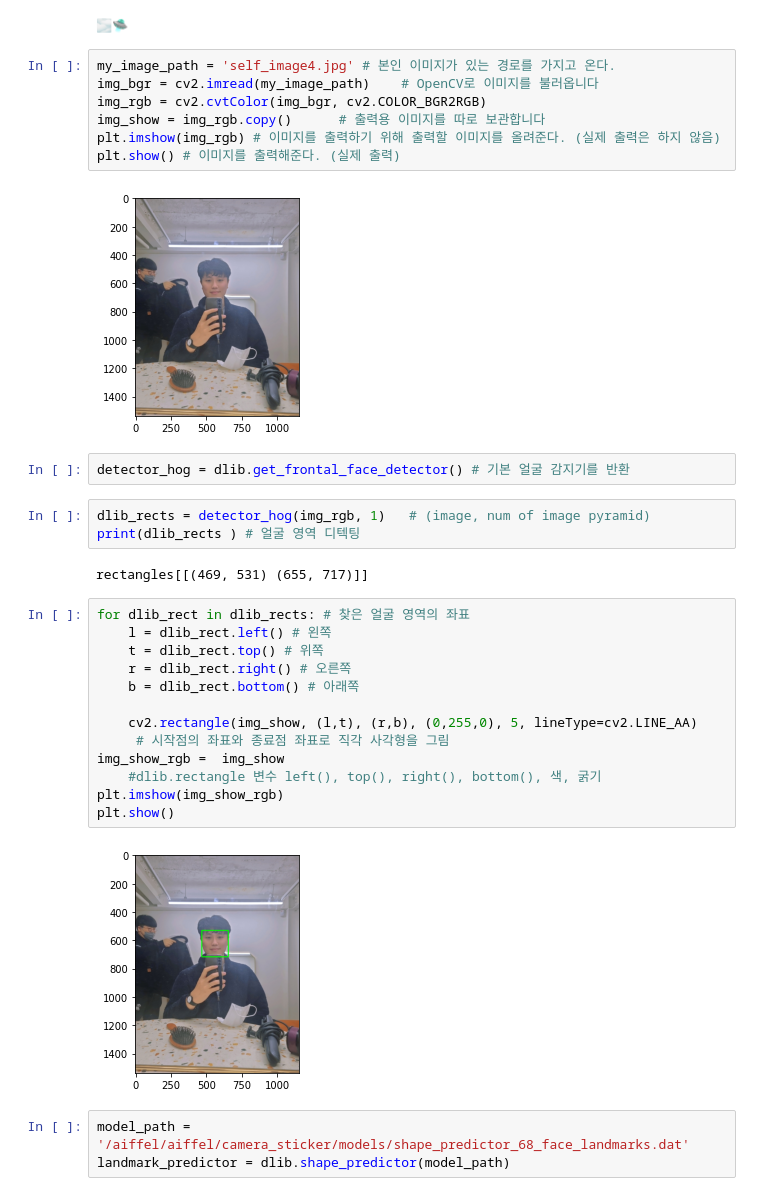
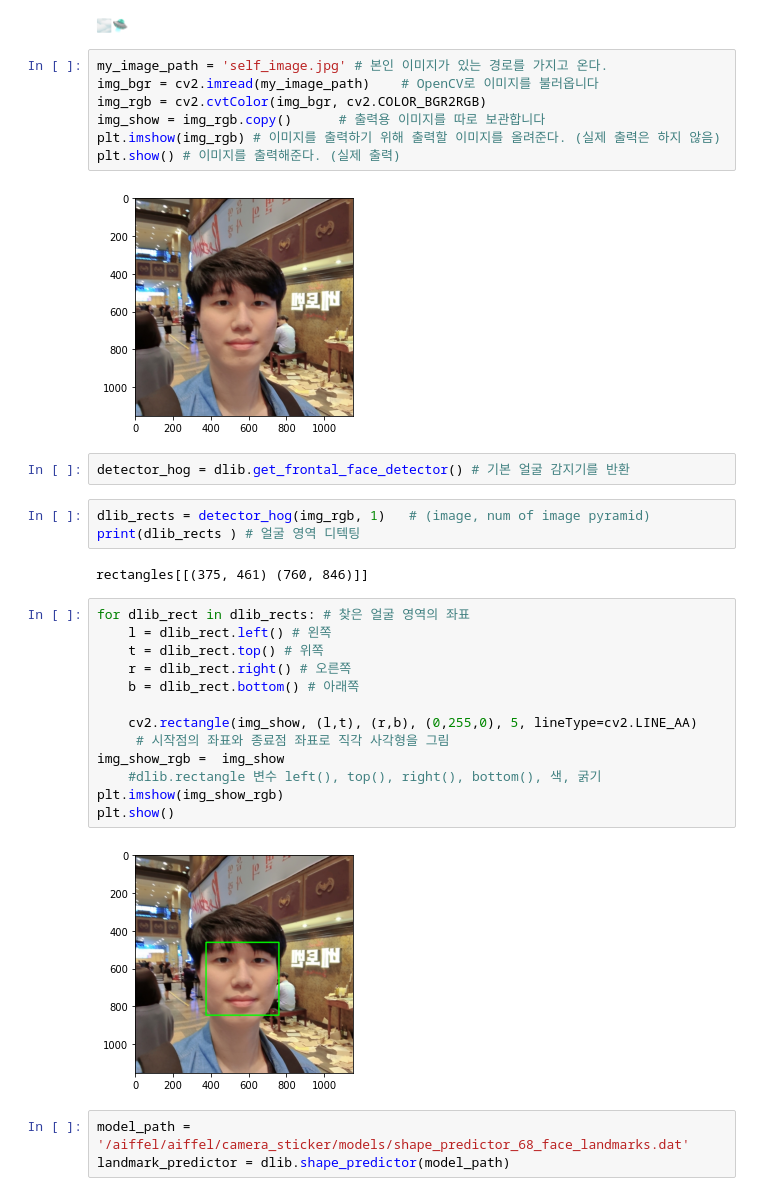
Before and after one commit to Aronia93/AiffelEX, a Jupyter notebook: ex6/ex6.ipynb, the cells around one changed output. Drawn from its saved outputs; the diff is of its cells as text.

```diff
--- a/ex6/ex6.ipynb
+++ b/ex6/ex6.ipynb
@@ -35,21 +35,21 @@ print("🌫🛸")
 # %% [output]
 🌫🛸
 # %%
-my_image_path = 'self_image4.jpg' # 본인 이미지가 있는 경로를 가지고 온다.
+my_image_path = 'self_image.jpg' # 본인 이미지가 있는 경로를 가지고 온다.
 img_bgr = cv2.imread(my_image_path)    # OpenCV로 이미지를 불러옵니다
 img_rgb = cv2.cvtColor(img_bgr, cv2.COLOR_BGR2RGB)
 img_show = img_rgb.copy()      # 출력용 이미지를 따로 보관합니다
 plt.imshow(img_rgb) # 이미지를 출력하기 위해 출력할 이미지를 올려준다. (실제 출력은 하지 않음)
 plt.show() # 이미지를 출력해준다. (실제 출력)
 # %% [output]
-[figure, old version]
+[figure, new version]
 # %%
 detector_hog = dlib.get_frontal_face_detector() # 기본 얼굴 감지기를 반환
 # %%
 dlib_rects = detector_hog(img_rgb, 1)   # (image, num of image pyramid)
 print(dlib_rects ) # 얼굴 영역 디텍팅
 # %% [output]
-rectangles[[(469, 531) (655, 717)]]
+rectangles[[(375, 461) (760, 846)]]
 # %%
 for dlib_rect in dlib_rects: # 찾은 얼굴 영역의 좌표
     l = dlib_rect.left() # 왼쪽
@@ -64,7 +64,7 @@ img_show_rgb =  img_show
 plt.imshow(img_show_rgb)
 plt.show()
 # %% [output]
-[figure, old version]
+[figure, new version]
 # %%
 model_path = '/aiffel/aiffel/camera_sticker/models/shape_predictor_68_face_landmarks.dat'
 landmark_predictor = dlib.shape_predictor(model_path)
```
Also changed, not shown: parts of 8 cells of this notebook.
